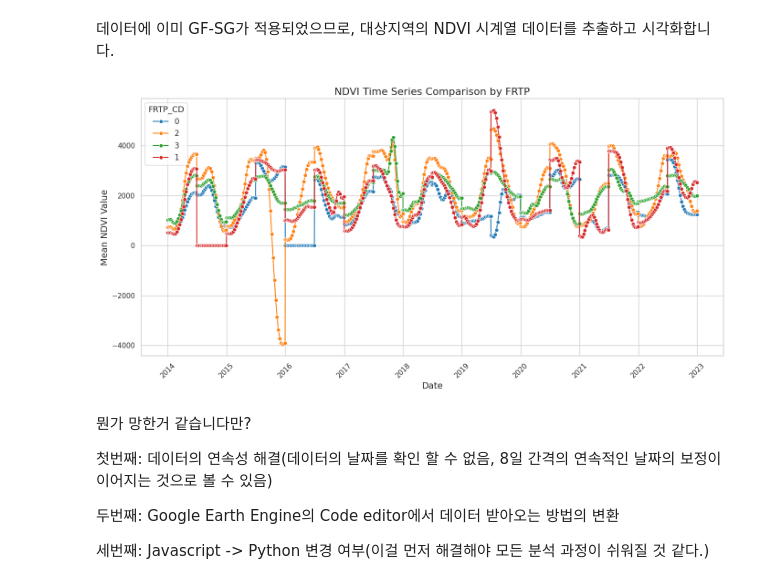
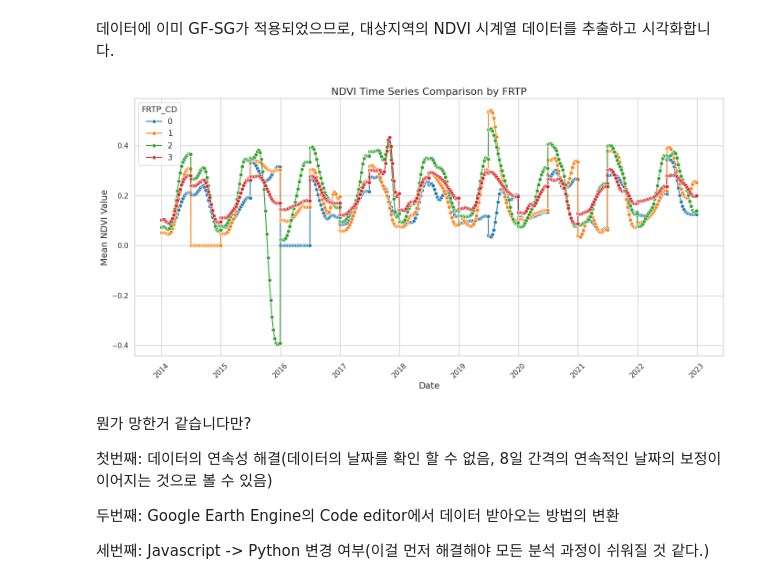
Before and after one commit to jjangmo91/Cervus-nippon_Anmado-Is., a Jupyter notebook: GF_SG_test1.ipynb, the cells around one changed output. Drawn from its saved outputs; the diff is of its cells as text; code cells hidden in the pictures.

```diff
--- a/GF_SG_test1.ipynb
+++ b/GF_SG_test1.ipynb
@@ -196,6 +196,9 @@ for idx, row in files_df.iterrows():
                         # 데이터를 부동소수점으로 변환
                         ndvi_masked = ndvi_masked.astype('float32')
 
+                        # NDVI 값 보정 (10,000으로 나누기)
+                        ndvi_masked = ndvi_masked / 10000.0
+
                         # NDVI 평균값 계산 (마스크된 값을 무시)
                         ndvi_mean = ndvi_masked.mean()
                     except ValueError as e:
@@ -218,35 +221,40 @@ for frtp_value, data_list in ndvi_data_by_frtp.items():
 
 # 모든 데이터를 하나의 데이터프레임으로 결합
 ndvi_df = pd.concat(ndvi_df_list)
 
 # 날짜 형식 변환 및 정렬
 ndvi_df['date'] = pd.to_datetime(ndvi_df['date'])
 ndvi_df = ndvi_df.sort_values(by='date')
 
+# FRTP_CD를 카테고리형으로 변환하고 순서 지정
+frtp_order = ['0', '1', '2', '3']
+ndvi_df['FRTP_CD'] = pd.Categorical(ndvi_df['FRTP_CD'], categories=frtp_order, ordered=True)
+
 # 시각화 스타일 설정
 sns.set(style="whitegrid")
 
 # 시계열 그래프 그리기
 plt.figure(figsize=(14, 7))
 sns.lineplot(
     data=ndvi_df,
     x='date',
     y='NDVI',
     hue='FRTP_CD',
+    hue_order=frtp_order,  # 순서 지정
     marker='o',
     palette='tab10'
 )
 
-# 그래프 제목 및 레이블을 영어로 설정
+# 그래프 제목 및 레이블 설정
 plt.title('NDVI Time Series Comparison by FRTP', fontsize=16)
 plt.xlabel('Date', fontsize=14)
 plt.ylabel('Mean NDVI Value', fontsize=14)
 plt.legend(title='FRTP_CD', fontsize=12, title_fontsize=13)
 plt.xticks(rotation=45)
 plt.tight_layout()
 plt.show()
 # %% [output]
-[figure, old version]
+[figure, new version]
 # %% [markdown]
 뭔가 망한거 같습니다만?
 
```
